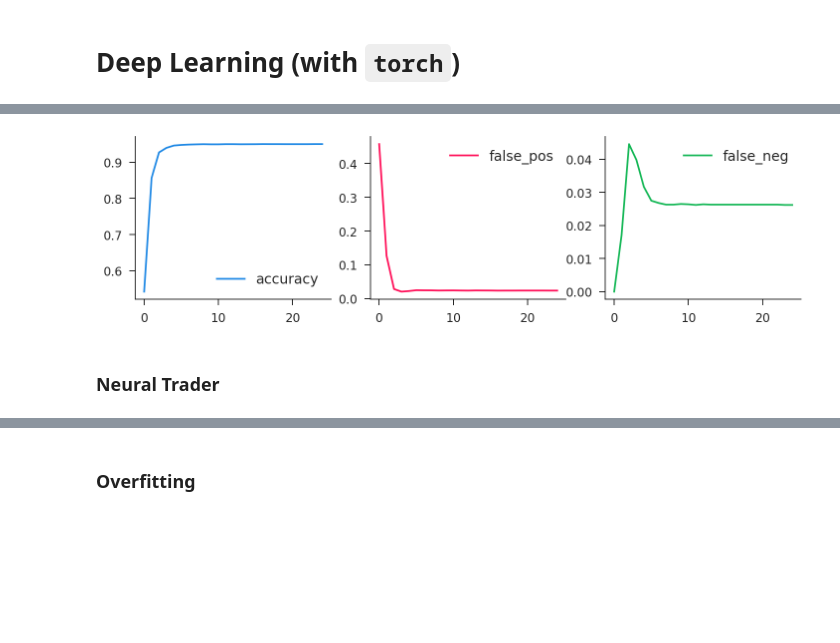
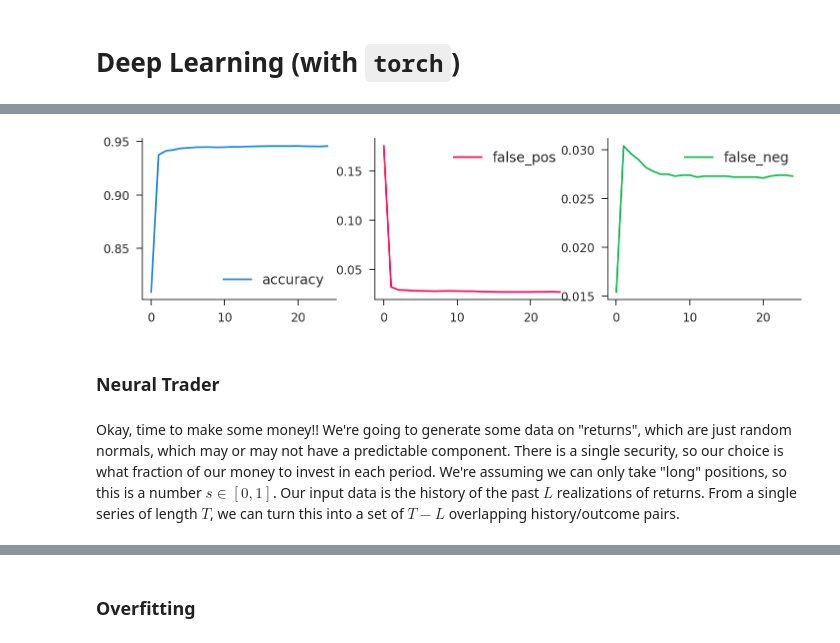
Before and after one commit to iamlemec/grad_code, a Jupyter notebook: lecture_5.ipynb, the cells around one changed output, grey strips where cells are left out. Drawn from its saved outputs; the diff is of its cells as text; code cells hidden in the pictures; blank space fills up the shorter version.

```diff
--- a/lecture_5.ipynb
+++ b/lecture_5.ipynb
@@ -25,0 +30,4 @@ warnings.filterwarnings('ignore')
+# %%
+x = torch.tensor([1.0, 2.0, 3.0])
+print(x.device, x.dtype)
+x
@@ -66,7 +104,10 @@ def neural_stats(logits, y):
 # %%
 # make model and optimizer
 model = Neural()
-optim = torch.optim.Adam(model.parameters(), lr=0.01)
+optim = torch.optim.RMSprop(model.parameters(), lr=0.01)
+
+# define loss function
+bce_loss = nn.CrossEntropyLoss()
 
 # track history
 history = []
@@ -76,36 +117,38 @@ for i in range(25):
     # accumulate stats per batch
     nbatch = 0
     stats = torch.zeros(3)
 
     # iterate over batches
     for x, y in dataload:
         # compute loss
         logits = model(x)
         loss = bce_loss(logits, y)
 
         # update params
         optim.zero_grad()
         loss.backward()
         optim.step()
 
         # add batch stats
         nbatch += 1
         stats += neural_stats(logits.detach(), y)
 
     # make it a mean
     stats /= nbatch
     history.append(stats)
 
 # turn history into dataframe
 history = pd.DataFrame(
     torch.stack(history).numpy(),
     columns=['accuracy', 'false_pos', 'false_neg']
 )
 history.plot(subplots=True, layout=(1, 3), figsize=(12, 3));
 # %% [output]
-[figure, old version]
+[figure, new version]
 # %% [markdown]
 ### Neural Trader
+# %% [markdown]
+Okay, time to make some money!! We're going to generate some data on "returns", which are just random normals, which may or may not have a predictable component. There is a single security, so our choice is what fraction of our money to invest in each period. We're assuming we can only take "long" positions, so this is a number $s \in [0,1]$. Our input data is the history of the past $L$ realizations of returns. From a single series of length $T$, we can turn this into a set of $T-L$ overlapping history/outcome pairs.
 # %%
 # parameters
 N = 1000 # number of training series
```
Also changed, not shown: parts of 50 cells of this notebook, 1 other file.
